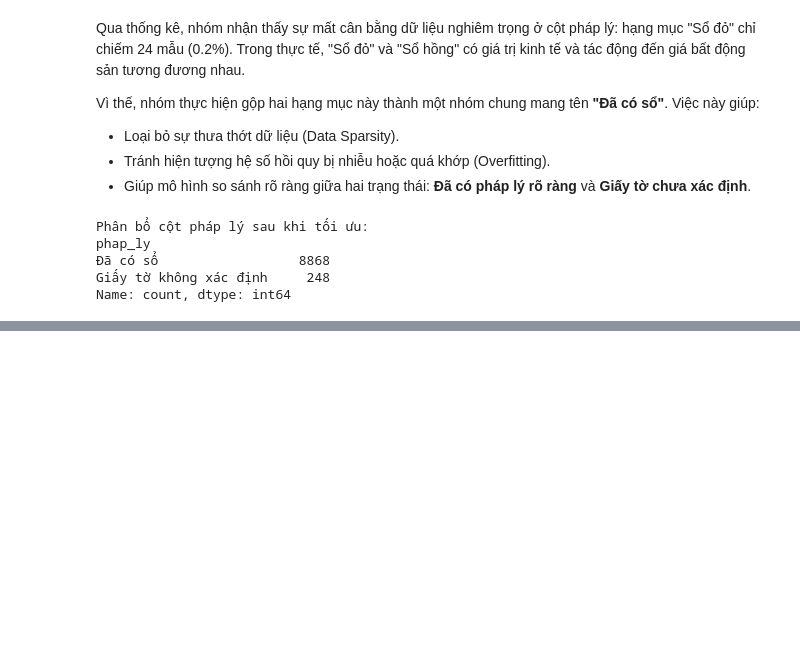
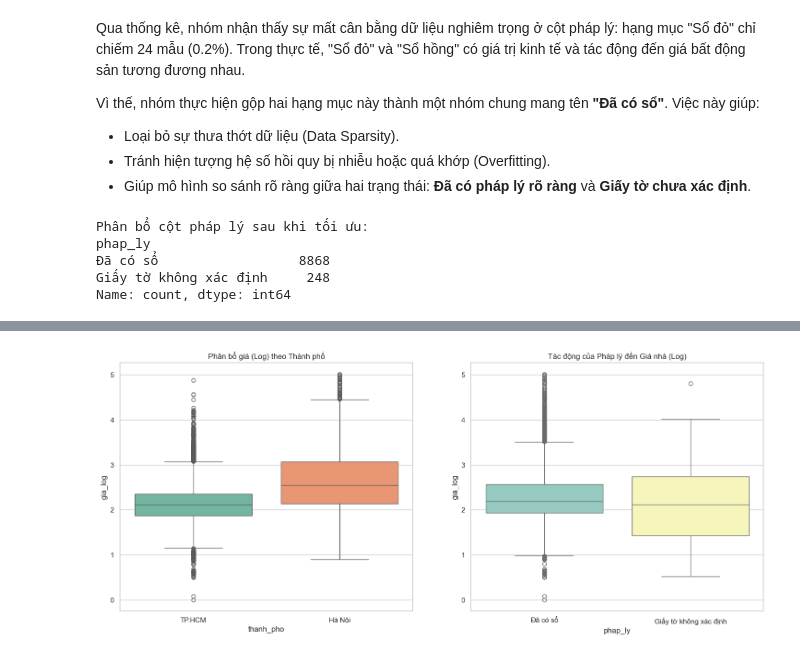
Before and after one commit to pqthinh232/ML-Lab02-Linear_Regression_Project-Real_Estate_Price_Analysis_and_Prediction, a Jupyter notebook: preprocessing and eda/preprocessing_and_eda.ipynb, the cells around one changed output, grey strips where cells are left out. Cells and saved outputs as stored; diff of their text form; code cells hidden in the pictures; blank space fills up the shorter version.

```diff
--- a/preprocessing and eda/preprocessing_and_eda.ipynb
+++ b/preprocessing and eda/preprocessing_and_eda.ipynb
@@ -443,0 +516,14 @@ Name: count, dtype: int64
+# %%
+fig, axes = plt.subplots(1, 2, figsize=(18, 7))
+
+# So sánh mặt bằng giá giữa Hà Nội và TP.HCM
+sns.boxplot(data=df_final, x='thanh_pho', y='gia_log', ax=axes[0], palette='Set2', hue='thanh_pho', legend=False)
+axes[0].set_title("Phân bổ giá (Log) theo Thành phố")
+
+# Tác động của Pháp lý đến giá nhà
+sns.boxplot(data=df_final, x='phap_ly', y='gia_log', ax=axes[1], palette='Set3', hue='phap_ly', legend=False)
+axes[1].set_title("Tác động của Pháp lý đến Giá nhà (Log)")
+
+plt.show()
+# %% [output]
+[figure, added]
```
Also changed, not shown: parts of 13 cells of this notebook, 2 other files.
